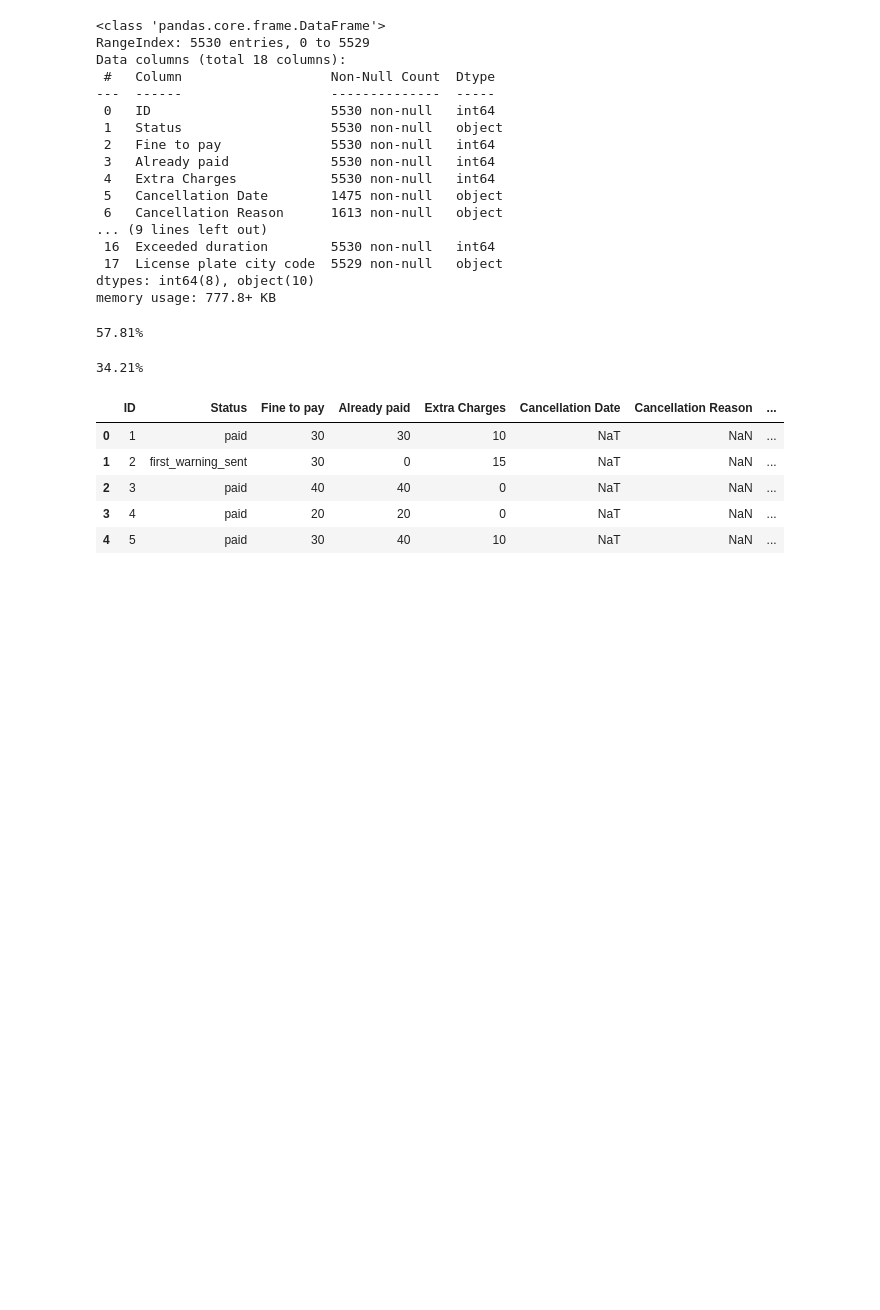
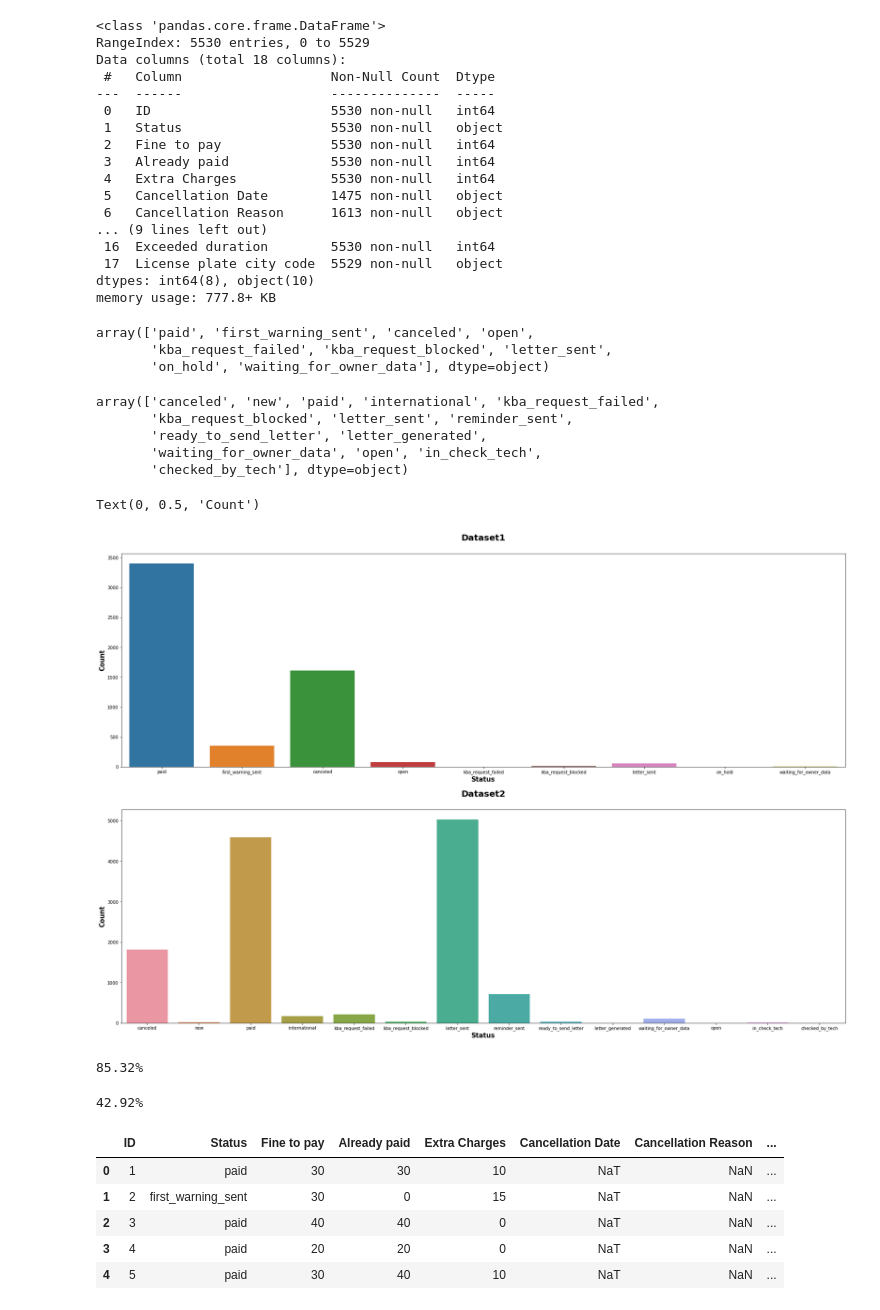
Before and after one commit to ANH2510/Parking-Service, a Jupyter notebook: challenge_1.ipynb, the cells around one changed output. Saved outputs shown, nothing was run; the diff lists cells and outputs as text; code cells hidden in the pictures; blank space fills up the shorter version.

```diff
--- a/challenge_1.ipynb
+++ b/challenge_1.ipynb
@@ -36,19 +36,47 @@ memory usage: 777.8+ KB
+# %%
+data1["Status"].unique()
+# %% [output]
+array(['paid', 'first_warning_sent', 'canceled', 'open',
+       'kba_request_failed', 'kba_request_blocked', 'letter_sent',
+       'on_hold', 'waiting_for_owner_data'], dtype=object)
+# %%
+data2["Status"].unique()
+# %% [output]
+array(['canceled', 'new', 'paid', 'international', 'kba_request_failed',
+       'kba_request_blocked', 'letter_sent', 'reminder_sent',
+       'ready_to_send_letter', 'letter_generated',
+       'waiting_for_owner_data', 'open', 'in_check_tech',
+       'checked_by_tech'], dtype=object)
+# %%
+fig, (ax1, ax2) = plt.subplots(ncols = 1, nrows = 2, figsize = (30,20))
+
+sns.countplot(data1["Status"],ax=ax1)
+ax1.set_title("Dataset1", weight = "bold", fontsize = 20, pad = 30)
+ax1.set_xlabel("Status", weight = "bold", fontsize = 15)
+ax1.set_ylabel("Count", weight = "bold", fontsize = 15)
+sns.countplot(data2["Status"], ax=ax2)
+ax2.set_title("Dataset2", weight = "bold", fontsize = 20, pad = 30)
+ax2.set_xlabel("Status", weight = "bold", fontsize = 15)
+ax2.set_ylabel("Count", weight = "bold", fontsize = 15)
+# %% [output]
+Text(0, 0.5, 'Count')
+[figure, added]
 # %%
 #Payment rate in dataset 1
-total_already_paid_1= data1["Already paid"].sum()
-total_pay_1 = data1["Total Pay"].sum()
+total_already_paid_1= data1[data1["Status"].isin(["paid", "first_warning_sent","letter_sent"])]["Already paid"].sum()
+total_pay_1 = data1[data1["Status"].isin(["paid", "first_warning_sent","letter_sent"])]["Total Pay"].sum()
 payment_rate_1 = (total_already_paid_1/total_pay_1)*100
 print(f"{payment_rate_1:.2f}%")
 # %% [output]
-57.81%
+85.32%
 # %%
 #Payment rate in dataset 2
-total_already_paid_2= data2["Already paid"].sum()
-total_pay_2  = data2["Total Pay"].sum()
+total_already_paid_2= data2[data2["Status"].isin(["paid", "first_warning_sent","letter_sent"])]["Already paid"].sum()
+total_pay_2 = data2[data2["Status"].isin(["paid", "reminder_sent","letter_sent","checked_by_tech"])]["Total Pay"].sum()
 payment_rate_2 = (total_already_paid_2/total_pay_2)*100
 print(f"{payment_rate_2:.2f}%")
 # %% [output]
-34.21%
+42.92%
 # %%
 #Transform datatype
 data1["Day of Violation"] = pd.to_datetime(data1["Day of Violation"])
```
Also changed, not shown: parts of 15 cells of this notebook, 3 other files.
